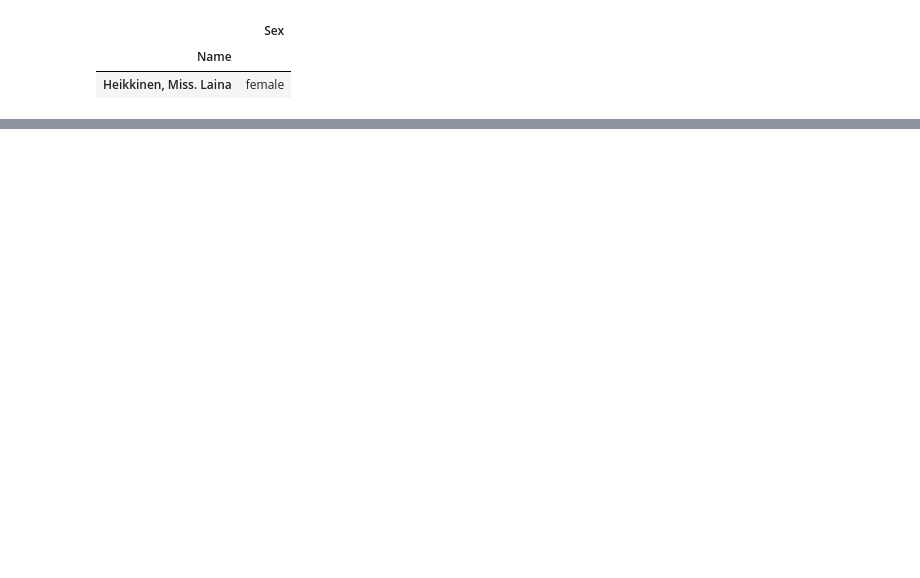
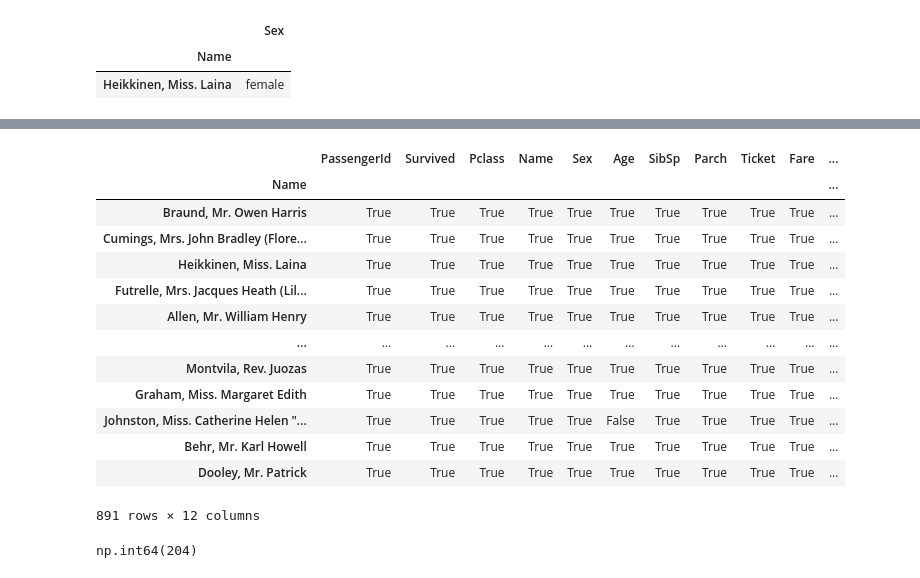
Before and after one commit to NikitaaArora/Ineuron, a Jupyter notebook: Python/Libraries/PANDAS/pandas_class_2.ipynb, the cells around one changed output, grey strips where cells are left out. Cells and saved outputs as stored; diff of their text form; code cells hidden in the pictures; blank space fills up the shorter version.

```diff
--- a/Python/Libraries/PANDAS/pandas_class_2.ipynb
+++ b/Python/Libraries/PANDAS/pandas_class_2.ipynb
@@ -166,0 +223,24 @@ titanic.loc[['Heikkinen, Miss. Laina'],['Sex']]
+# %%
+titanic.notnull()
+
+#return True if there is some value present.
+#returns False if there is either value is null (i.e., NaN or None).
+# %% [output]
+|  | PassengerId | Survived | Pclass | Name | Sex | Age | SibSp | Parch | Ticket | Fare | ... |
+| Name |  |  |  |  |  |  |  |  |  |  | ... |
+| Braund, Mr. Owen Harris | True | True | True | True | True | True | True | True | True | True | ... |
+| Cumings, Mrs. John Bradley (Flore... | True | True | True | True | True | True | True | True | True | True | ... |
+| Heikkinen, Miss. Laina | True | True | True | True | True | True | True | True | True | True | ... |
+| Futrelle, Mrs. Jacques Heath (Lil... | True | True | True | True | True | True | True | True | True | True | ... |
+| Allen, Mr. William Henry | True | True | True | True | True | True | True | True | True | True | ... |
+| ... | ... | ... | ... | ... | ... | ... | ... | ... | ... | ... | ... |
+| Montvila, Rev. Juozas | True | True | True | True | True | True | True | True | True | True | ... |
+| Graham, Miss. Margaret Edith | True | True | True | True | True | True | True | True | True | True | ... |
+| Johnston, Miss. Catherine Helen "... | True | True | True | True | True | False | True | True | True | True | ... |
+| Behr, Mr. Karl Howell | True | True | True | True | True | True | True | True | True | True | ... |
+| Dooley, Mr. Patrick | True | True | True | True | True | True | True | True | True | True | ... |
+891 rows × 12 columns
+# %%
+titanic.Cabin.notnull().sum()
+# %% [output]
+np.int64(204)
```
Also changed, not shown: parts of 20 cells of this notebook.
